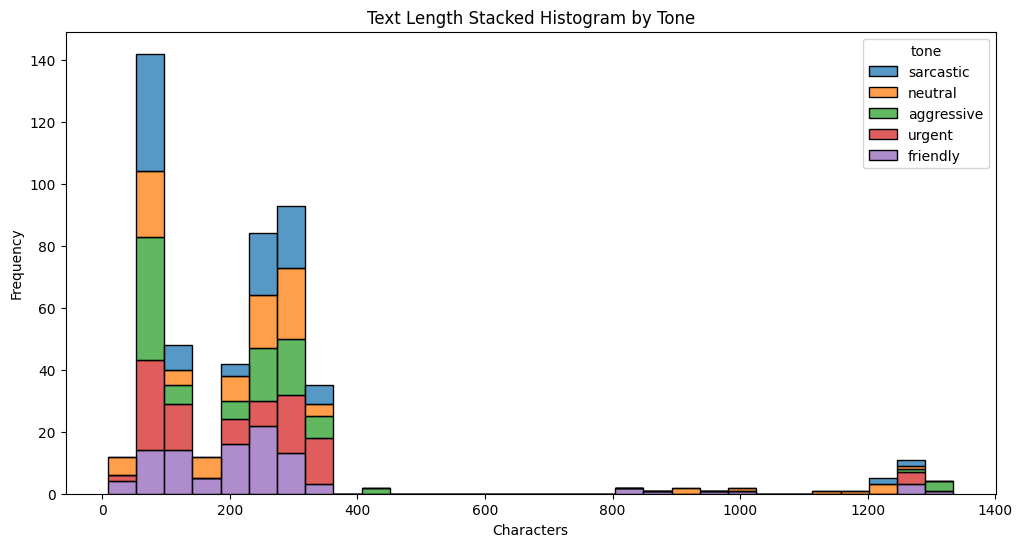
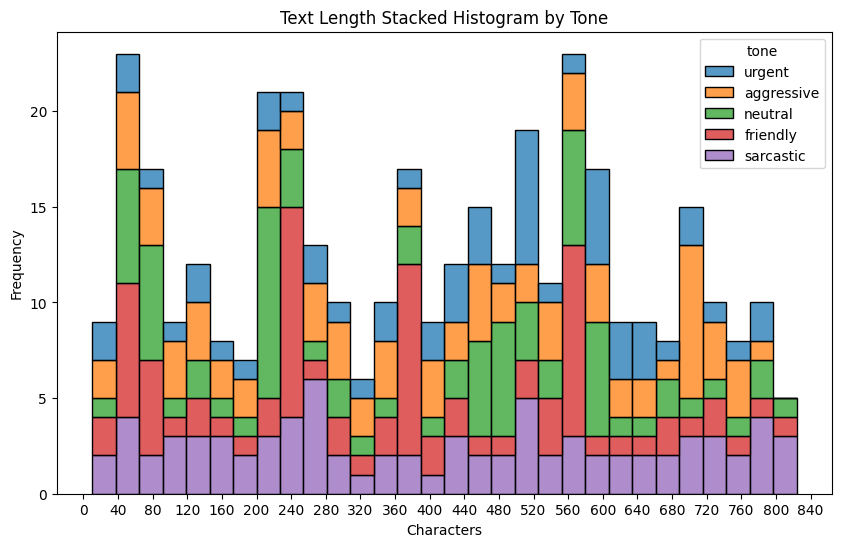
Unified diff of the notebook cell whose output changed from the first chart to the second:
--- before
+++ after
@@ -1,3 +1,3 @@
-plt.figure(figsize=(12, 6))
+plt.figure(figsize=(10, 6))
 sns.histplot(
     data=df,
@@ -7,4 +7,5 @@
     bins=30
 )
+plt.gca().xaxis.set_major_locator(ticker.MultipleLocator(40))
 plt.title("Text Length Stacked Histogram by Tone")
 plt.xlabel("Characters")

Commit: Change 1 to dataset